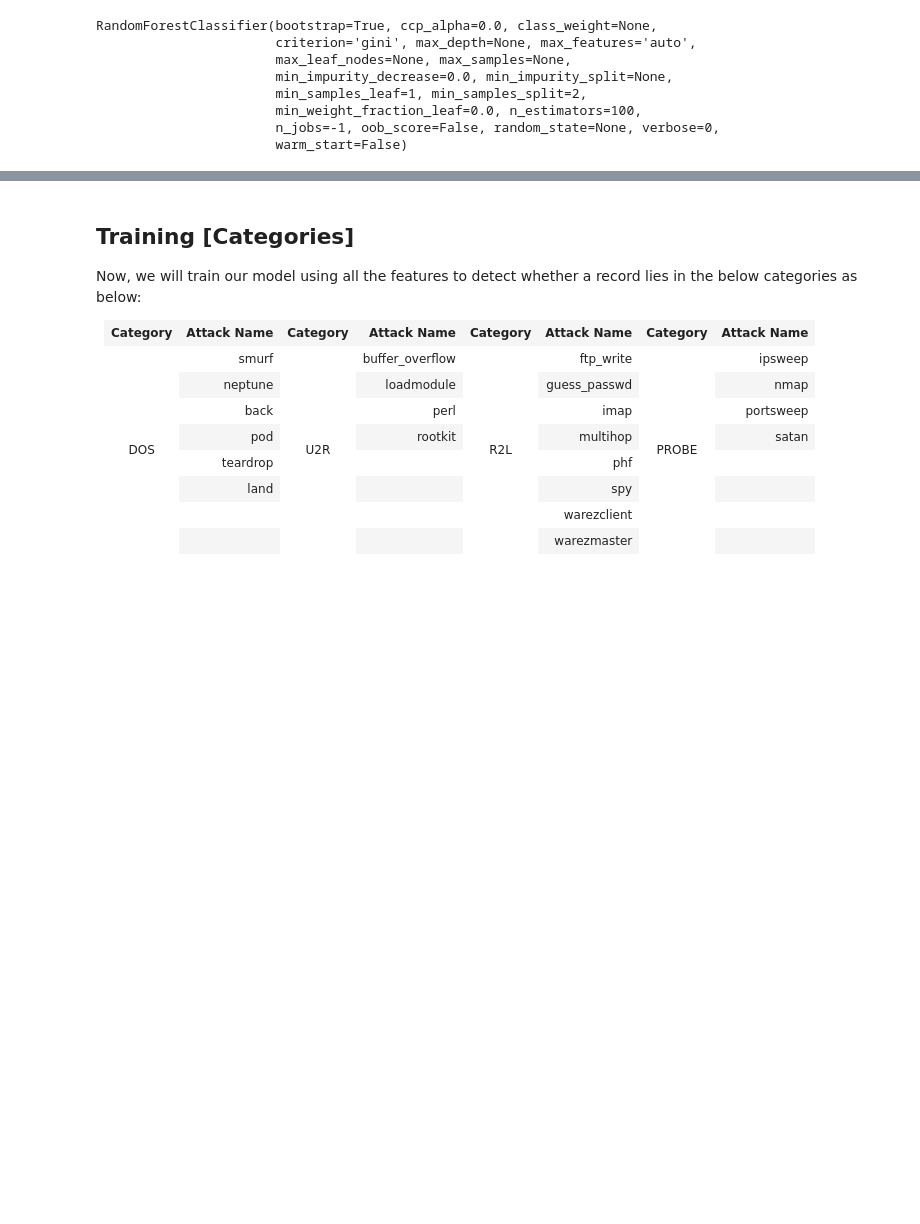
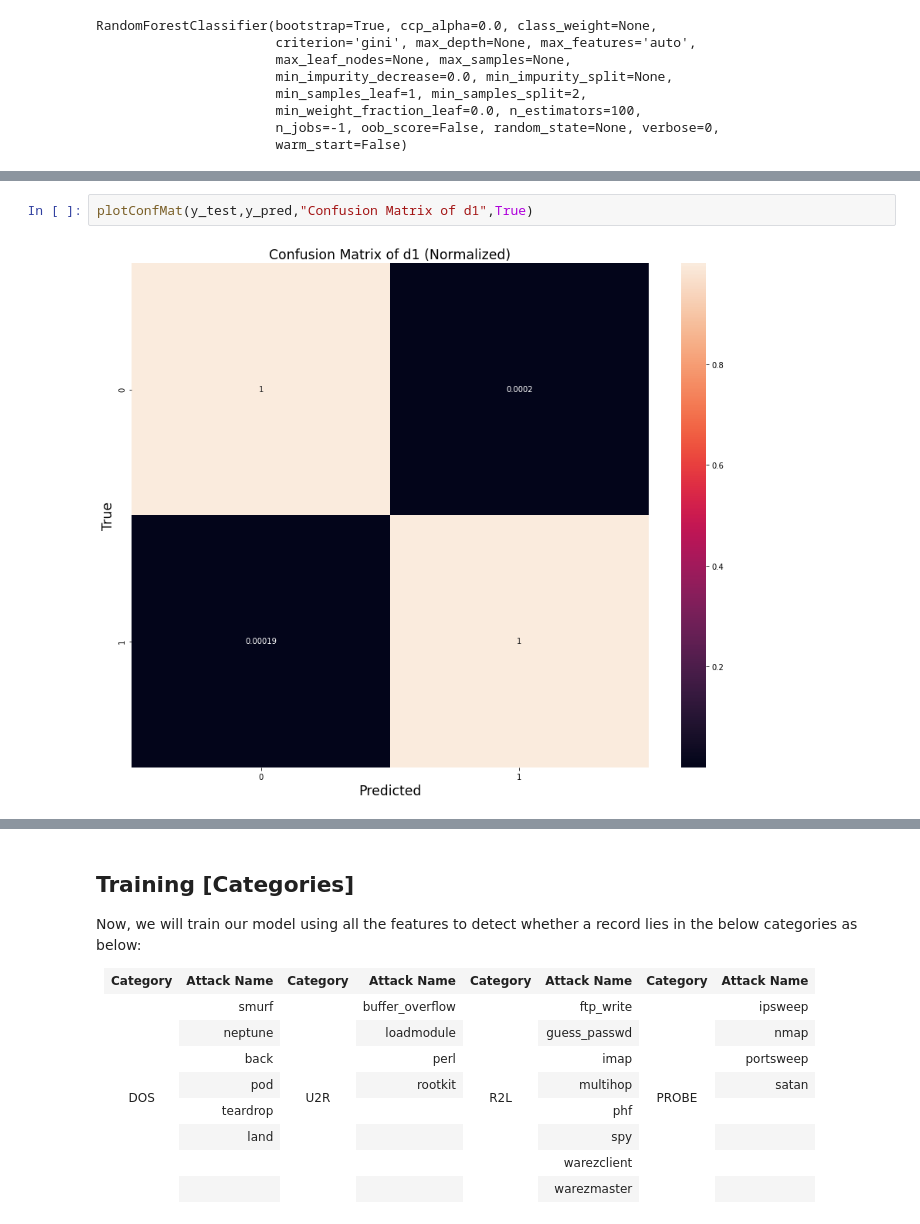
Before and after one commit to ammarSherif/KDD-ML-IDS, a Jupyter notebook: Random_Forest.ipynb, the cells around one changed output, grey strips where cells are left out. Saved outputs shown, nothing was run; the diff lists cells and outputs as text; blank space fills up the shorter version.

```diff
--- a/Random_Forest.ipynb
+++ b/Random_Forest.ipynb
@@ -483,0 +552,4 @@ Accuracy (Unknown attacks):  0.09792300710128678
+# %%
+plotConfMat(y_test,y_pred,"Confusion Matrix of d1",True)
+# %% [output]
+[figure, added]
```
Also changed, not shown: parts of 34 cells of this notebook.
